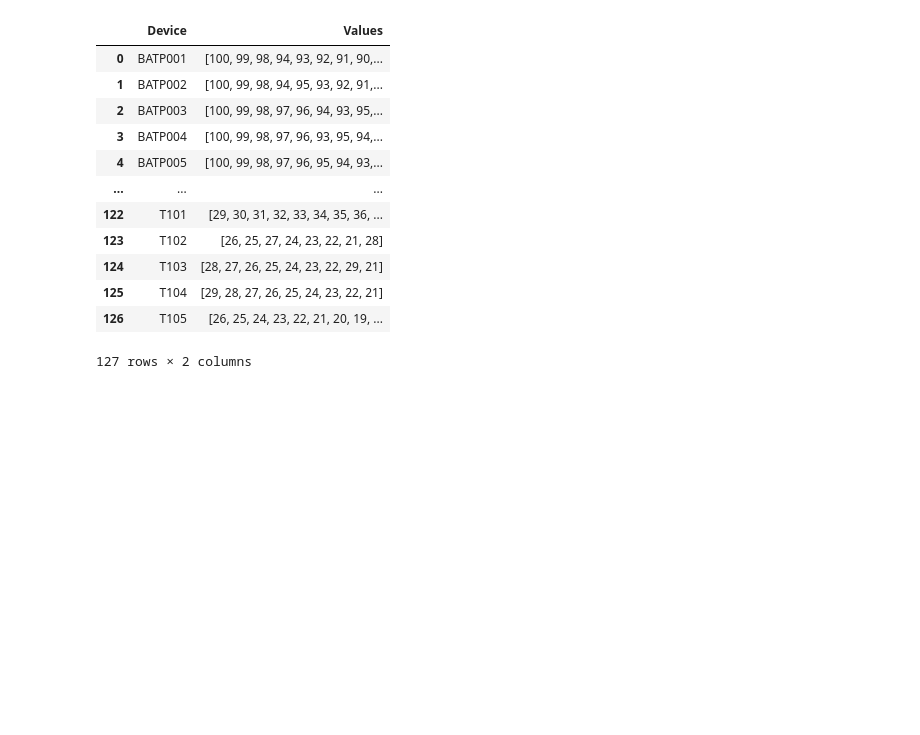
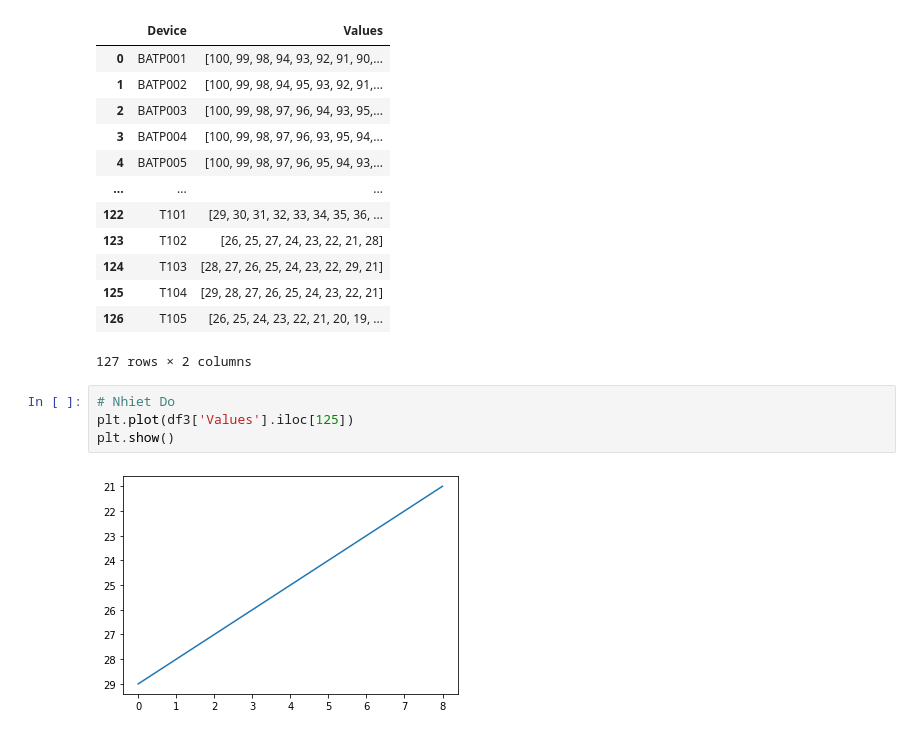
Before and after one commit to ThiinhUET/Fault-Detection-IoT, a Jupyter notebook: FPOF.ipynb, the cells around one changed output. Cells and saved outputs as stored; diff of their text form; blank space fills up the shorter version.

```diff
--- a/FPOF.ipynb
+++ b/FPOF.ipynb
@@ -122,3 +104,9 @@ df3
 | 125 | T104 | [29, 28, 27, 26, 25, 24, 23, 22, 21] |
 | 126 | T105 | [26, 25, 24, 23, 22, 21, 20, 19, ... |
 127 rows × 2 columns
+# %%
+# Nhiet Do
+plt.plot(df3['Values'].iloc[125])
+plt.show()
+# %% [output]
+[figure, added]
```
Also changed, not shown: parts of 3 cells of this notebook, 2 other files.
